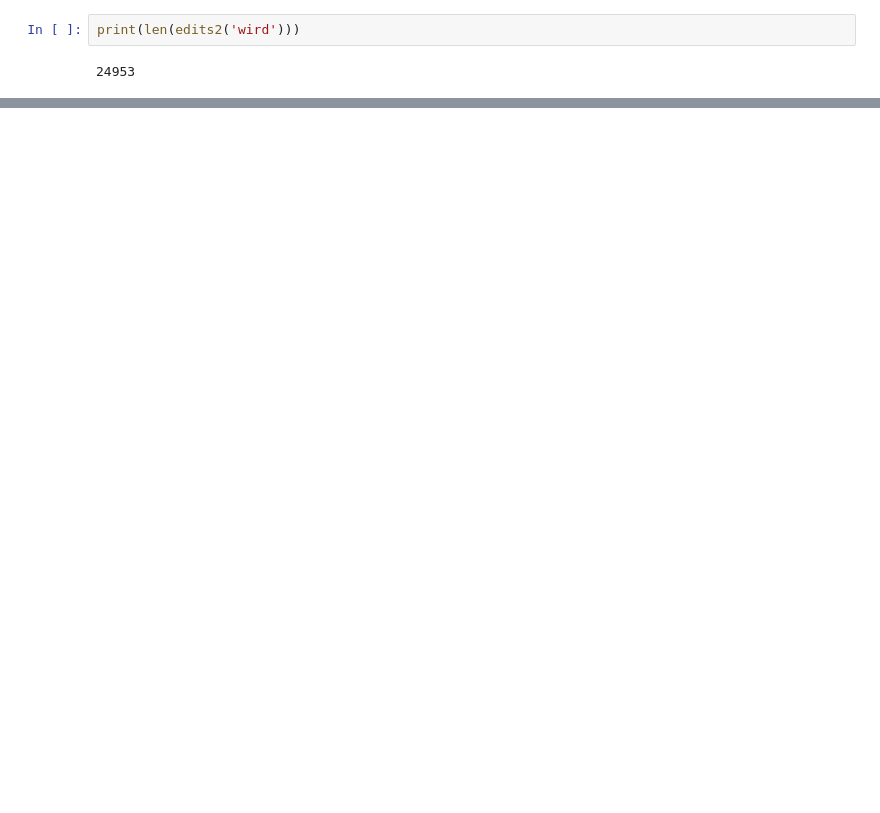
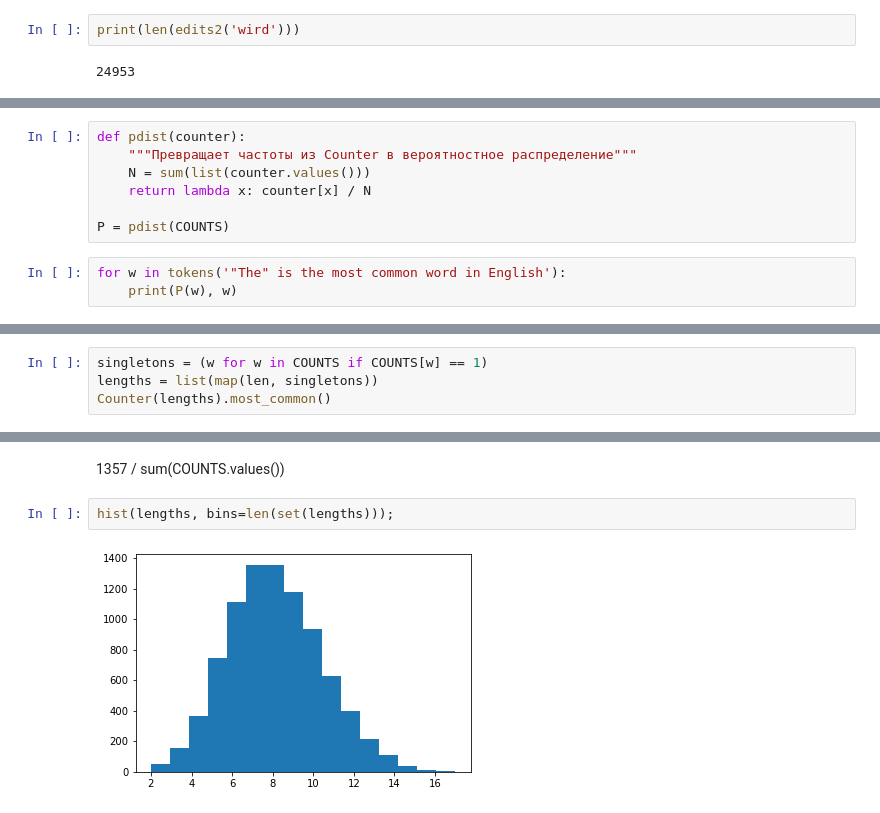
Before and after one commit to Laztrex/basic-statistic, a Jupyter notebook: research_ML/automatic_spelling_correction.ipynb, the cells around one changed output, grey strips where cells are left out. Cells and saved outputs as stored; diff of their text form; blank space fills up the shorter version.

```diff
--- a/research_ML/automatic_spelling_correction.ipynb
+++ b/research_ML/automatic_spelling_correction.ipynb
@@ -155,0 +208,10 @@ print(len(edits2('wird')))
+# %%
+def pdist(counter):
+    """Превращает частоты из Counter в вероятностное распределение"""
+    N = sum(list(counter.values()))
+    return lambda x: counter[x] / N
+
+P = pdist(COUNTS)
+# %%
+for w in tokens('"The" is the most common word in English'):
+    print(P(w), w)
@@ -155,0 +586,4 @@ print(len(edits2('wird')))
+# %%
+singletons = (w for w in COUNTS if COUNTS[w] == 1)
+lengths = list(map(len, singletons))
+Counter(lengths).most_common()
@@ -155,0 +607,6 @@ print(len(edits2('wird')))
+# %% [markdown]
+1357 / sum(COUNTS.values())
+# %%
+hist(lengths, bins=len(set(lengths)));
+# %% [output]
+[figure, added]
```
Also changed, not shown: parts of 75 cells of this notebook.
